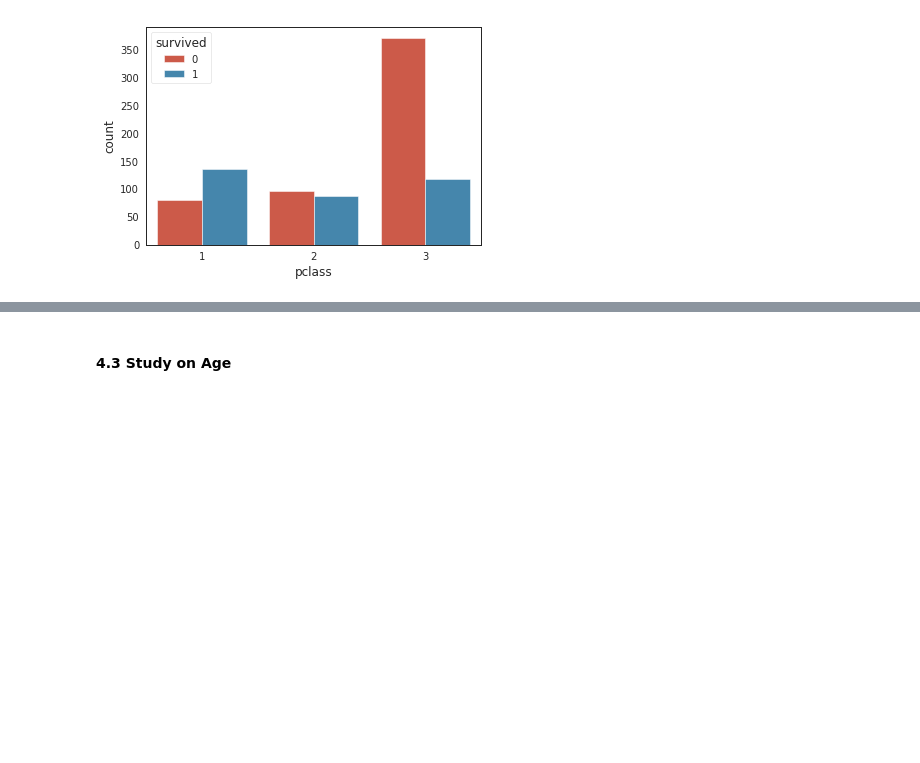
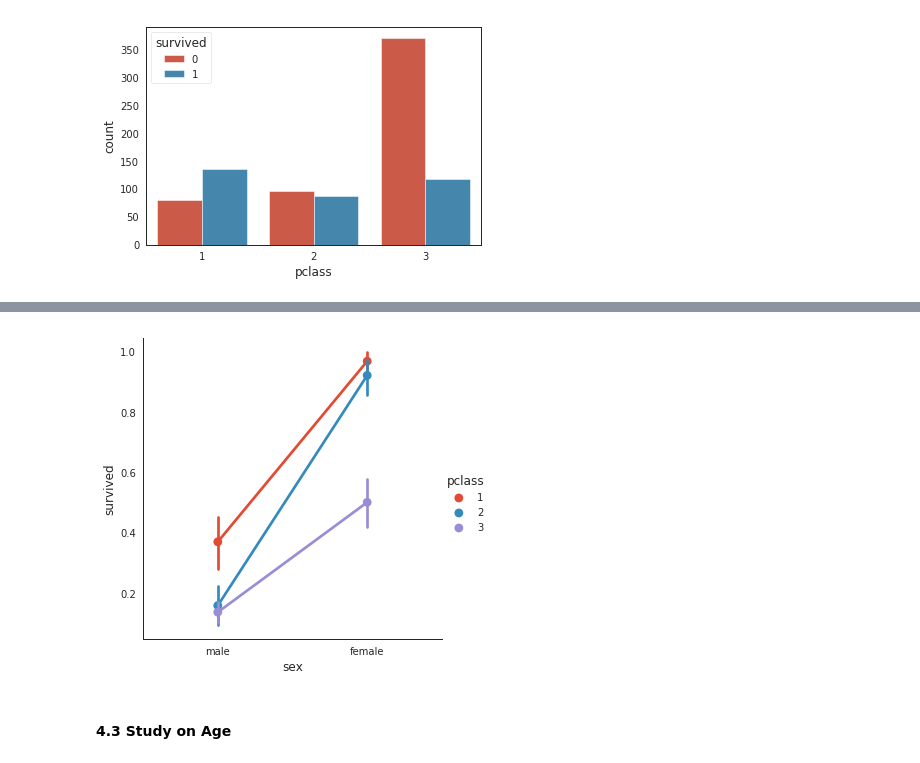
Before and after one commit to ajaysjournal/CAKE, a Jupyter notebook: 1_Titanic_Complete_EDA.ipynb, the cells around one changed output, grey strips where cells are left out. Cells and saved outputs as stored; diff of their text form; code cells hidden in the pictures; blank space fills up the shorter version.

```diff
--- a/1_Titanic_Complete_EDA.ipynb
+++ b/1_Titanic_Complete_EDA.ipynb
@@ -160,3 +164,7 @@ sns.countplot(x='pclass',  hue='survived', data=train)
+# %%
+sns.catplot(x="sex", y="survived", hue="pclass", kind="point", data=train);
+# %% [output]
+[figure, added]
 # %% [markdown]
 #### 4.3 Study on Age
 # %%
```
Also changed, not shown: parts of 11 cells of this notebook.
